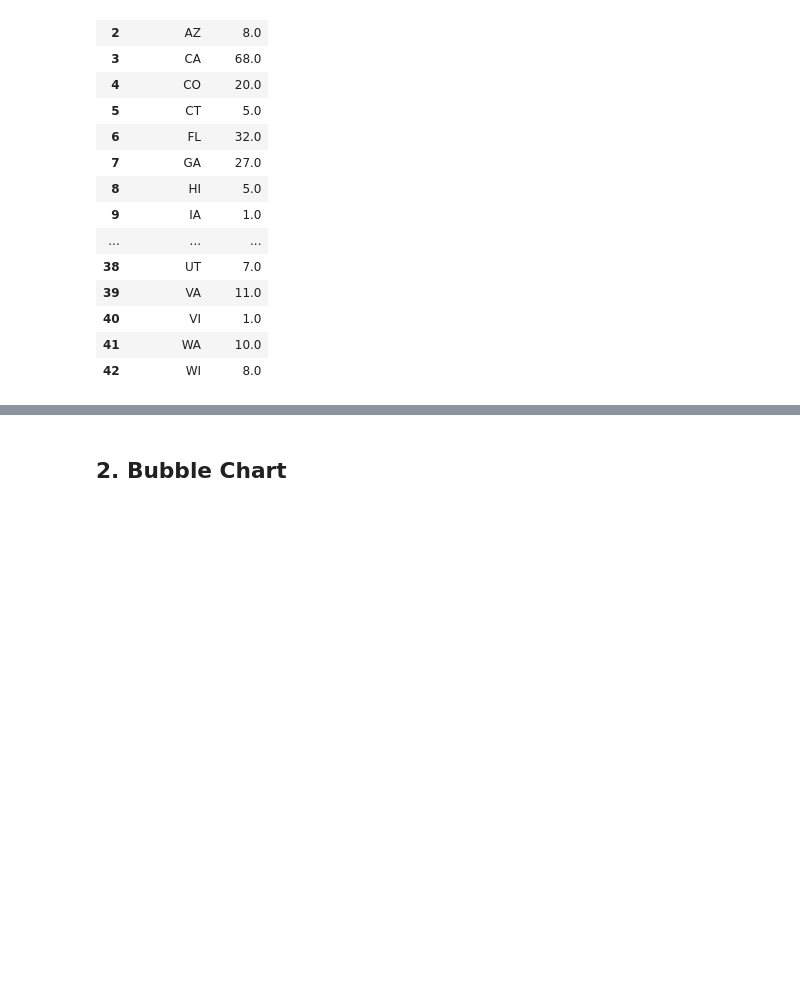
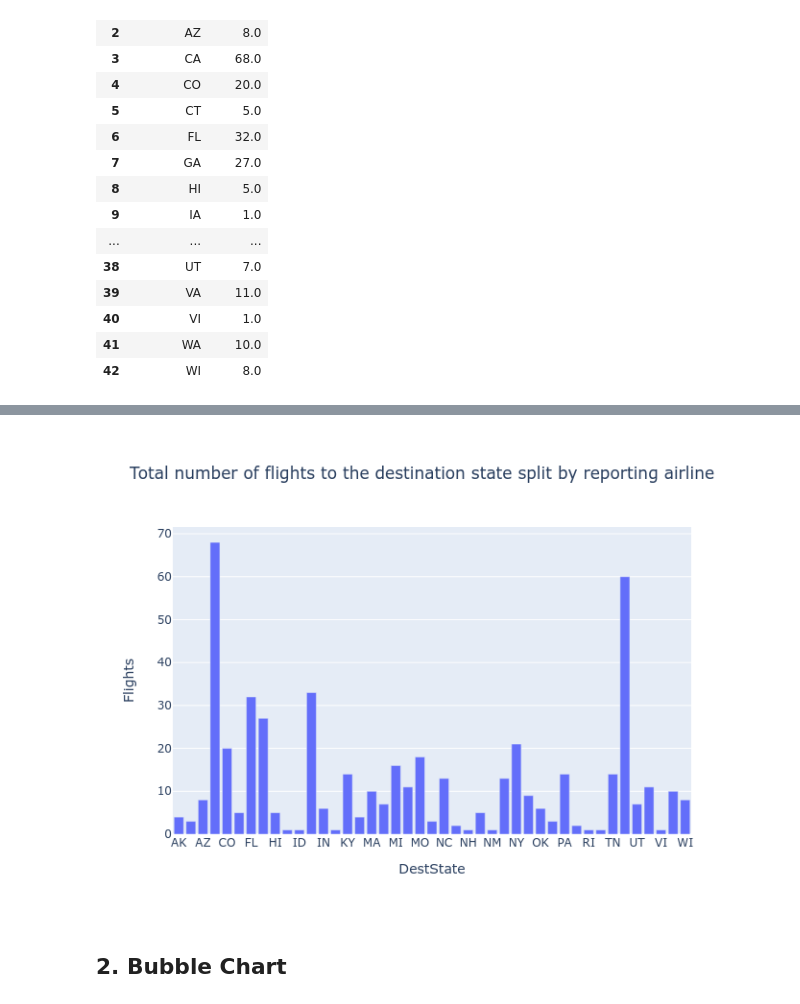
Before and after one commit to hsotoparada/Data-Science-Professional-Certificate, a Jupyter notebook: 08_Data_Visualization_Python/notebooks/week_4_1_Plotly_Basics.ipynb, the cells around one changed output, grey strips where cells are left out. Drawn from its saved outputs; the diff is of its cells as text; code cells hidden in the pictures; blank space fills up the shorter version.

```diff
--- a/08_Data_Visualization_Python/notebooks/week_4_1_Plotly_Basics.ipynb
+++ b/08_Data_Visualization_Python/notebooks/week_4_1_Plotly_Basics.ipynb
@@ -189,6 +187,5 @@ bar_data
 # Use plotly express bar chart function px.bar. Provide input data, x and y axis variable, and title of the chart.
 # This will give total number of flights to the destination state.
 fig = px.bar(bar_data, x="DestState", y="Flights", title='Total number of flights to the destination state split by reporting airline')
-# fig.show()
-iplot(fig)
+fig.show("png")
 # %% [output]
@@ -196,3 +192,4 @@ iplot(fig)
+[figure, added]
 # %% [markdown]
 ## 2. Bubble Chart
 # %% [markdown]
```
Also changed, not shown: parts of 7 cells of this notebook, 1 other file.
